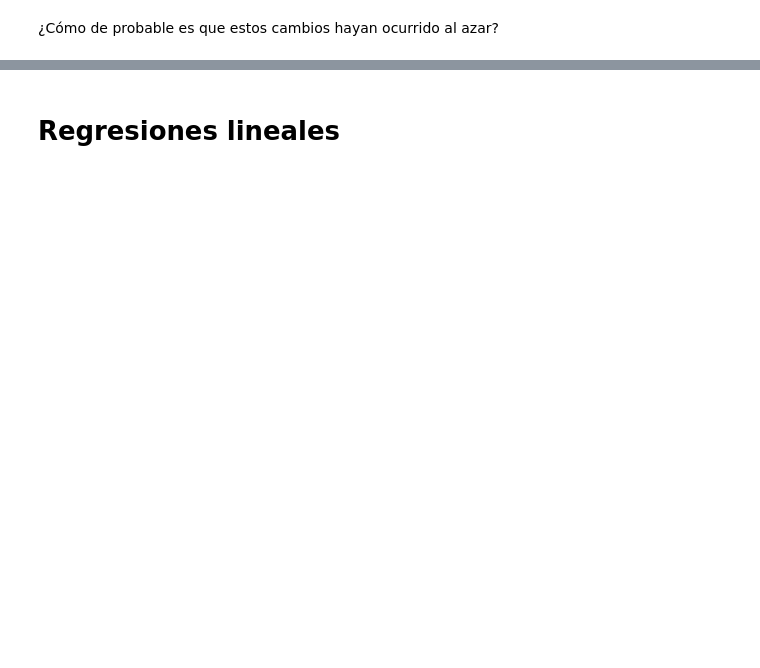
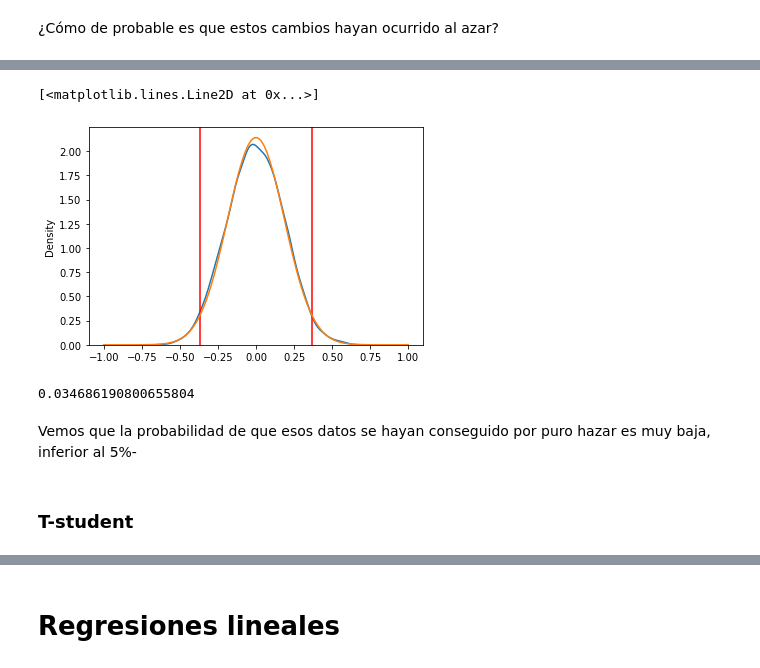
Before and after one commit to ccantarero91/orange-stats, a Jupyter notebook: Estadistica-Orange.ipynb, the cells around one changed output, grey strips where cells are left out. Saved outputs shown, nothing was run; the diff lists cells and outputs as text; code cells hidden in the pictures; blank space fills up the shorter version.

```diff
--- a/Estadistica-Orange.ipynb
+++ b/Estadistica-Orange.ipynb
@@ -184,0 +185,5 @@ plt.legend()
+# %%
+diff_NO_YES=np.mean(weight_NO_smoke.values)-np.mean(weight_YES_smoke.values)
+diff_YES_NO=np.mean(weight_YES_smoke.values)-np.mean(weight_NO_smoke.values)
+print(f"La diferencia de medias NO_smoker-YES_smoker es:{np.round(diff_NO_YES,2)}")
+print(f"La diferencia de medias YES_smoker-NO_smoker es:{np.round(diff_YES_NO,2)}")
@@ -185,2 +193,32 @@ plt.legend()
 # %% [markdown]
 ¿Cómo de probable es que estos cambios hayan ocurrido al azar?
+# %%
+
+X1=weight_NO_smoke
+X2=weight_YES_smoke
+
+def perm_func(X1: pd.Series, X2:pd.Series) -> (pd.Series,pd.Series):
+    X = X1.append(X2).reset_index(drop=True)
+
+    X1_reorder=X.sample(frac=0.5)
+    X2_reorder=X.drop(X1_reorder.index)
+    return (X1_reorder.reset_index(drop=True),X2_reorder.reset_index(drop=True))
+
+X1_reorder, X2_reorder= perm_func(weight_NO_smoke,weight_YES_smoke)
+# %%
+mean_values = []
+num_mean_X1_larger_X2 = 0
+num_mean_X2_larger_X1 = 0
+
+total_trials = 10000
+for i in range(total_trials):
+    X1_reorder, X2_reorder= perm_func(weight_NO_smoke,weight_YES_smoke)
+
+    mean_diff = np.mean(X1_reorder.values) - np.mean(X2_reorder.values)
+    mean_values.append(mean_diff)
+
+    if mean_diff>diff_NO_YES:
+        num_mean_X1_larger_X2 += 1
+
+    if mean_diff<diff_YES_NO:
+        num_mean_X2_larger_X1 += 1
@@ -186,0 +241,20 @@ plt.legend()
+# %%
+from scipy.stats import norm
+
+#sns.displot(mean_values)
+sns.kdeplot(mean_values)
+plt.axvline(diff_NO_YES, 0,2,color="#FF0000")
+plt.axvline(diff_YES_NO, 0,2,color="#FF0000")
+x=np.linspace(-1, 1, 100)
+plt.plot( x, norm.pdf(x, 0, np.std(mean_values,ddof=1)))
+# %% [output]
+[<matplotlib.lines.Line2D at 0x...>]
+[figure, added]
+# %%
+np.var(mean_values)
+# %% [output]
+0.034686190800655804
+# %% [markdown]
+Vemos que la probabilidad de que esos datos se hayan conseguido por puro hazar es muy baja, inferior al 5%-
+# %% [markdown]
+### T-student
```
Also changed, not shown: parts of 11 cells of this notebook.
